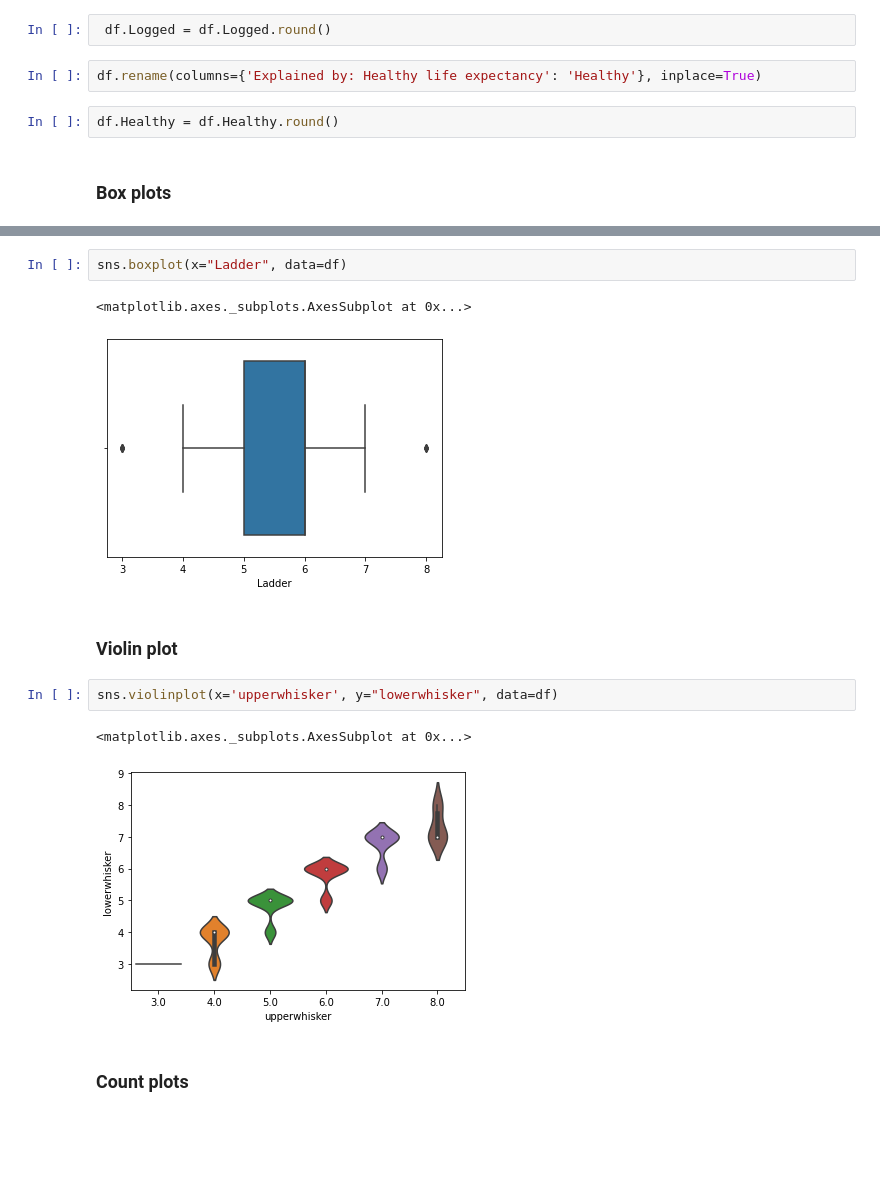
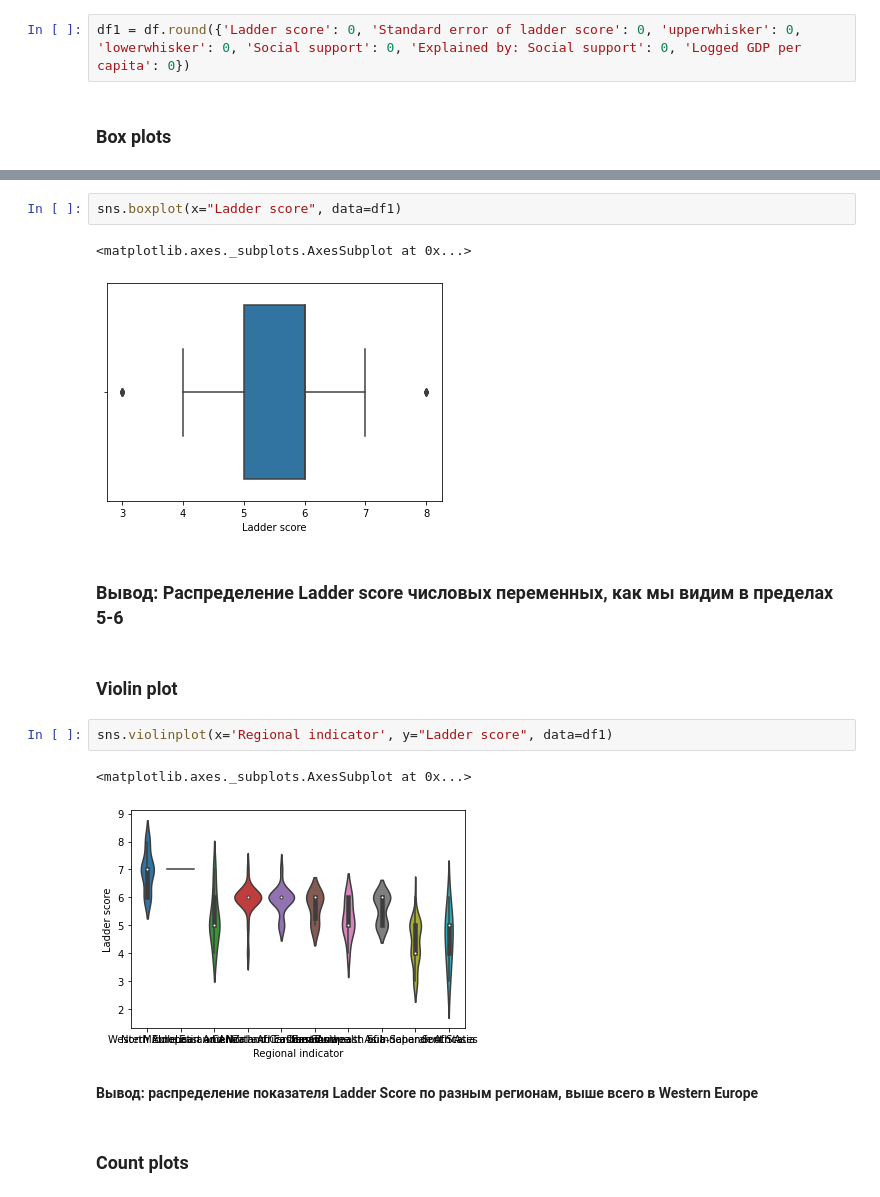
Before and after one commit to SofiaShvedova/-, a Jupyter notebook: lab 5.ipynb, the cells around one changed output, grey strips where cells are left out. Drawn from its saved outputs; the diff is of its cells as text; blank space fills up the shorter version.

```diff
--- a/lab 5.ipynb
+++ b/lab 5.ipynb
@@ -44,9 +34,5 @@ df.rename(columns={'Logged GDP per capita': 'Logged'}, inplace=True)
-# %%
- df.Logged = df.Logged.round()
-# %%
-df.rename(columns={'Explained by: Healthy life expectancy': 'Healthy'}, inplace=True)
-# %%
-df.Healthy = df.Healthy.round()
+# %%
+df1 = df.round({'Ladder score': 0, 'Standard error of ladder score': 0, 'upperwhisker': 0, 'lowerwhisker': 0, 'Social support': 0, 'Explained by: Social support': 0, 'Logged GDP per capita': 0})
 # %% [markdown]
 ### **Box plots**
 # %%
@@ -57,14 +43,18 @@ sns.boxplot(df["Ladder"])
 # %%
-sns.boxplot(x="Ladder", data=df)
+sns.boxplot(x="Ladder score", data=df1)
 # %% [output]
 <matplotlib.axes._subplots.AxesSubplot at 0x...>
-[figure, old version]
+[figure, new version]
+# %% [markdown]
+### **Вывод: Распределение Ladder score числовых переменных, как мы видим в пределах 5-6**
 # %% [markdown]
 ### **Violin plot**
 # %%
-sns.violinplot(x='upperwhisker', y="lowerwhisker", data=df)
+sns.violinplot(x='Regional indicator', y="Ladder score", data=df1)
 # %% [output]
 <matplotlib.axes._subplots.AxesSubplot at 0x...>
-[figure, old version]
+[figure, new version]
+# %% [markdown]
+**Вывод: распределение показателя Ladder Score по разным регионам, выше всего в Western Europe**
 # %% [markdown]
 ### **Count plots**
```
Also changed, not shown: parts of 21 cells of this notebook.
